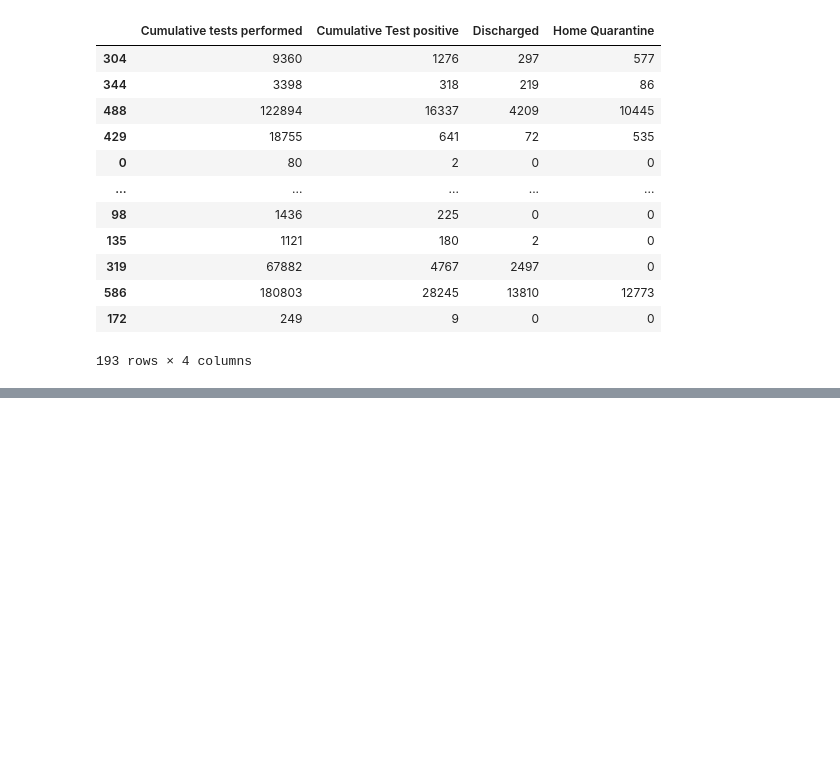
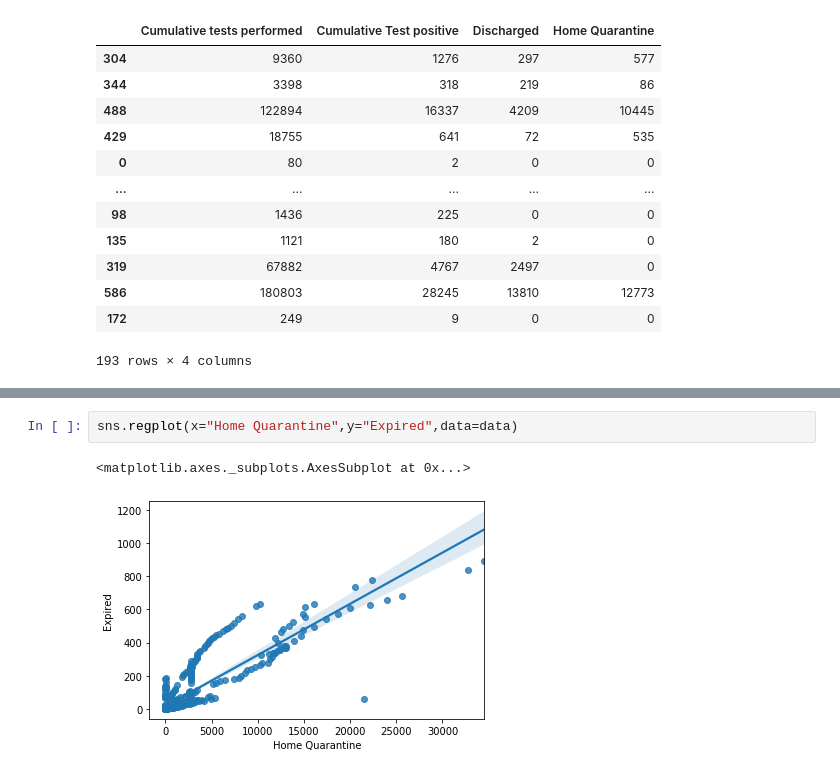
Before and after one commit to Moiz-Asad/PBD-Project, a Jupyter notebook: Covid 19.ipynb, the cells around one changed output, grey strips where cells are left out. Drawn from its saved outputs; the diff is of its cells as text; blank space fills up the shorter version.

```diff
--- a/Covid 19.ipynb
+++ b/Covid 19.ipynb
@@ -184,0 +201,5 @@ x_test
+# %%
+sns.regplot(x="Home Quarantine",y="Expired",data=data)
+# %% [output]
+<matplotlib.axes._subplots.AxesSubplot at 0x...>
+[figure, added]
```
Also changed, not shown: parts of 6 cells of this notebook.
